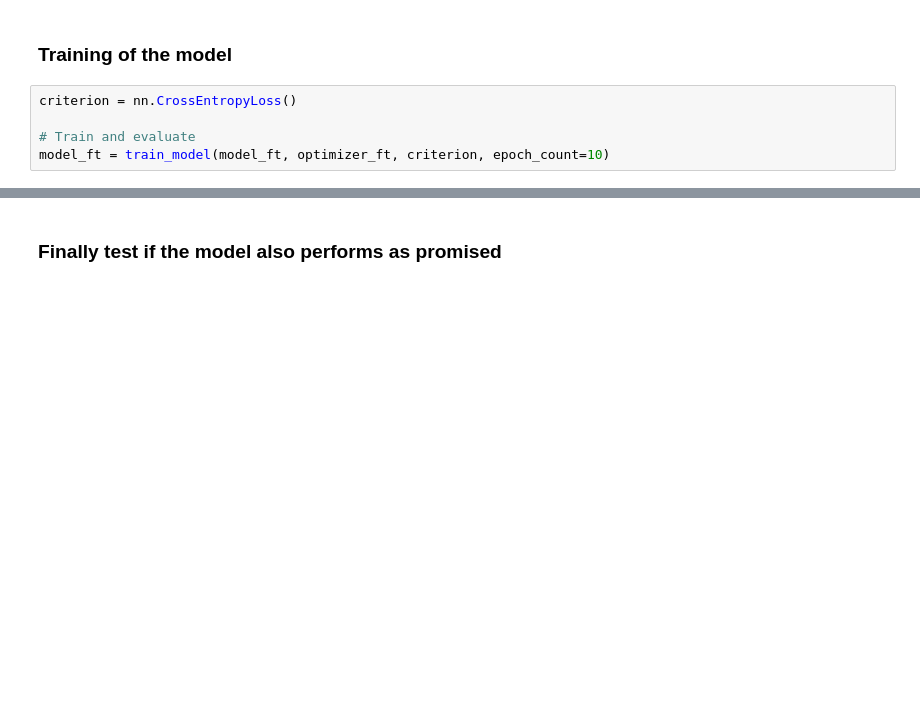
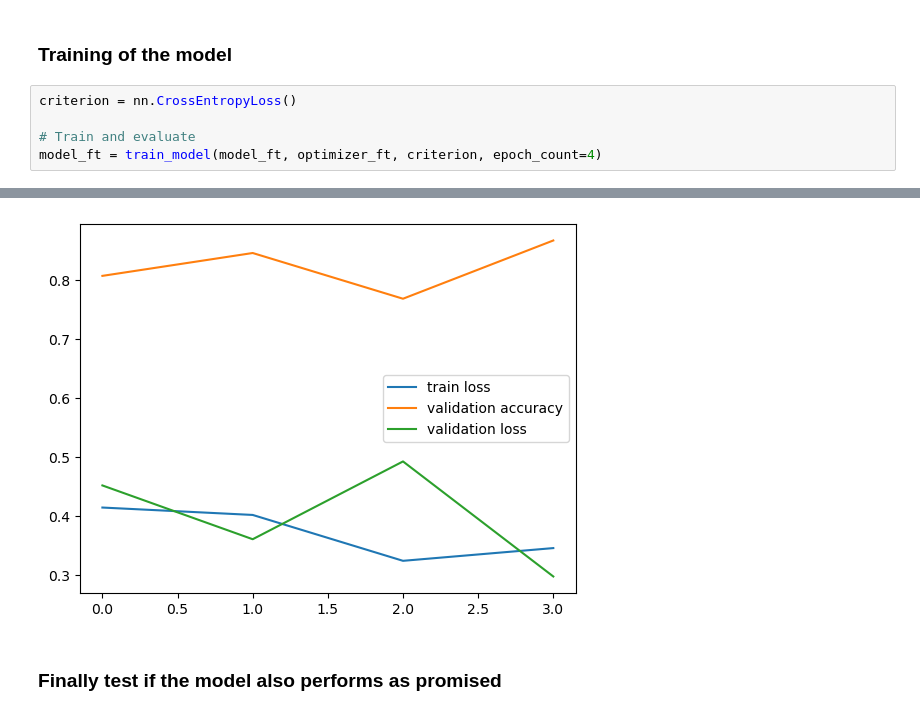
Before and after one commit to Rob2U/BerlinerPfannkuchenKlassifikator, a Jupyter notebook: src/tl_resenet.ipynb, the cells around one changed output, grey strips where cells are left out. Drawn from its saved outputs; the diff is of its cells as text; blank space fills up the shorter version.

```diff
--- a/src/tl_resenet.ipynb
+++ b/src/tl_resenet.ipynb
@@ -274,4 +280,5 @@ Params to learn:
 criterion = nn.CrossEntropyLoss()
 
 # Train and evaluate
-model_ft = train_model(model_ft, optimizer_ft, criterion, epoch_count=10)
+model_ft = train_model(model_ft, optimizer_ft, criterion, epoch_count=4)
+# %% [output]
@@ -278,3 +298,4 @@ model_ft = train_model(model_ft, optimizer_ft, criterion, epoch_count=10)
+[figure, added]
 # %% [markdown]
 ### Finally test if the model also performs as promised
 # %%
```
Also changed, not shown: parts of 8 cells of this notebook, 1 other file.
